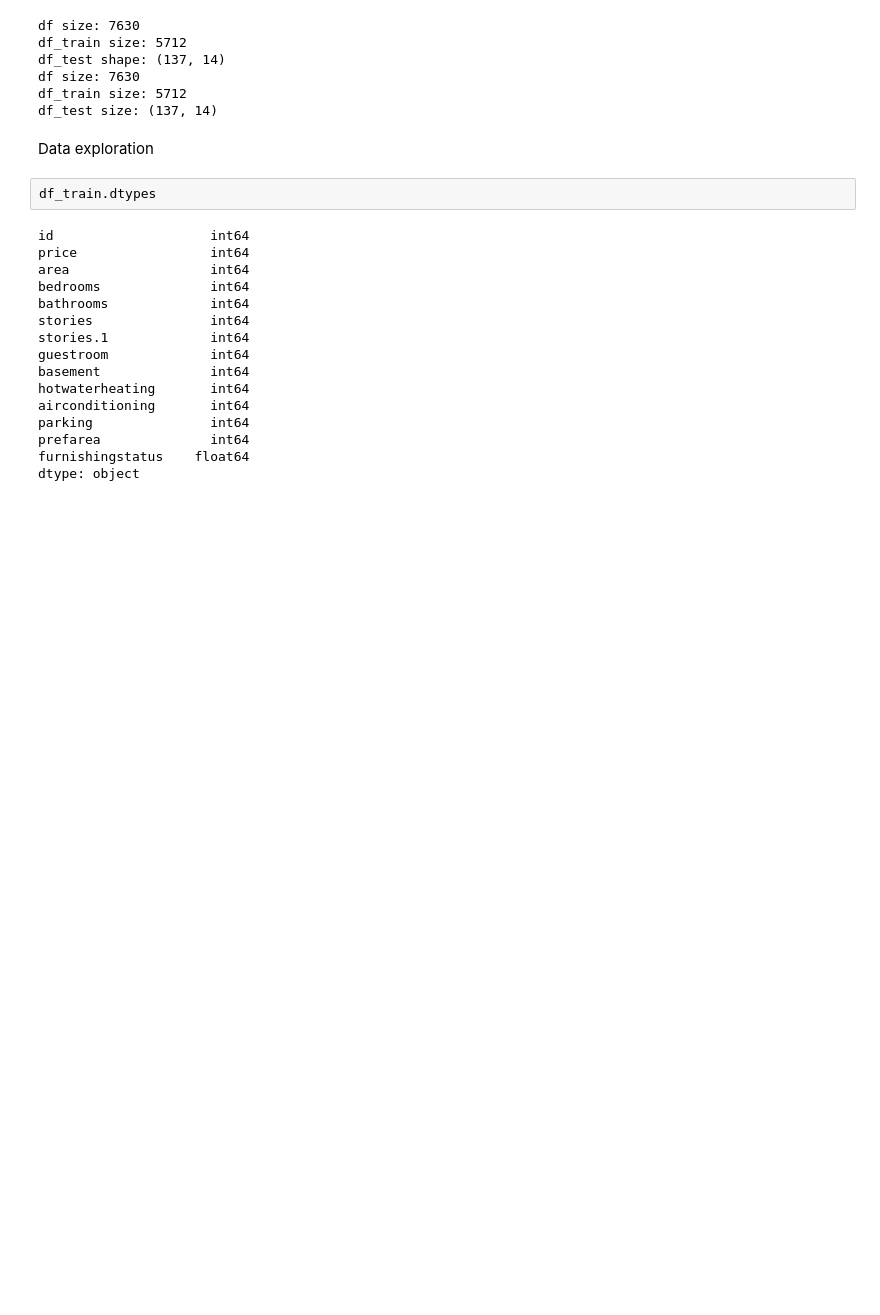
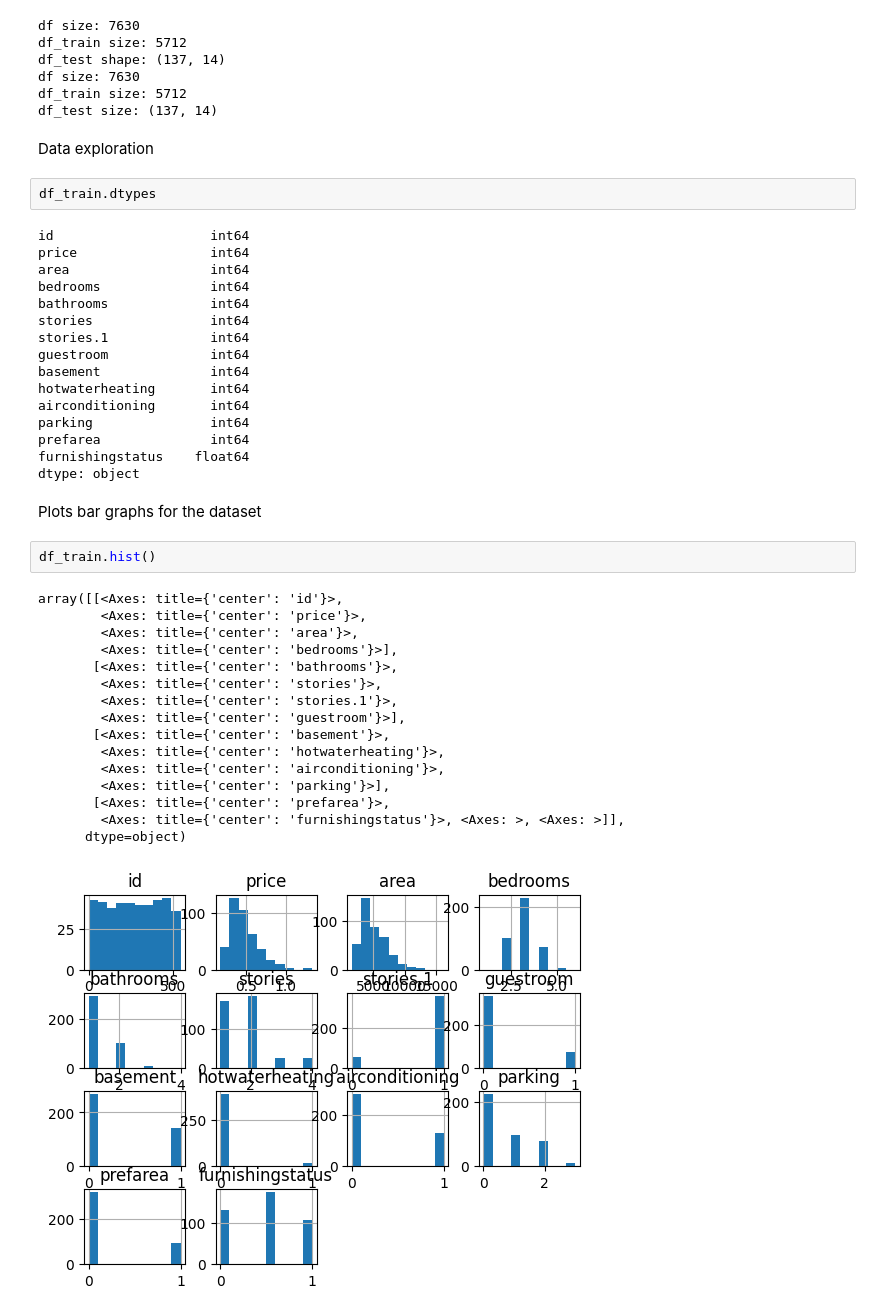
Before and after one commit to Phionanamugga/Housing_ml_LinearRegression_model, a Jupyter notebook: LinearRegressionModel.ipynb, the cells around one changed output. Cells and saved outputs as stored; diff of their text form; blank space fills up the shorter version.

Commit message:
plots bar graphs for the data to esplore nature of the data

```diff
--- a/LinearRegressionModel.ipynb
+++ b/LinearRegressionModel.ipynb
@@ -80,3 +80,24 @@ parking               int64
 prefarea              int64
 furnishingstatus    float64
 dtype: object
+# %% [markdown]
+Plots bar graphs for the dataset
+# %%
+df_train.hist()
+# %% [output]
+array([[<Axes: title={'center': 'id'}>,
+        <Axes: title={'center': 'price'}>,
+        <Axes: title={'center': 'area'}>,
+        <Axes: title={'center': 'bedrooms'}>],
+       [<Axes: title={'center': 'bathrooms'}>,
+        <Axes: title={'center': 'stories'}>,
+        <Axes: title={'center': 'stories.1'}>,
+        <Axes: title={'center': 'guestroom'}>],
+       [<Axes: title={'center': 'basement'}>,
+        <Axes: title={'center': 'hotwaterheating'}>,
+        <Axes: title={'center': 'airconditioning'}>,
+        <Axes: title={'center': 'parking'}>],
+       [<Axes: title={'center': 'prefarea'}>,
+        <Axes: title={'center': 'furnishingstatus'}>, <Axes: >, <Axes: >]],
+      dtype=object)
+[figure, added]
```
